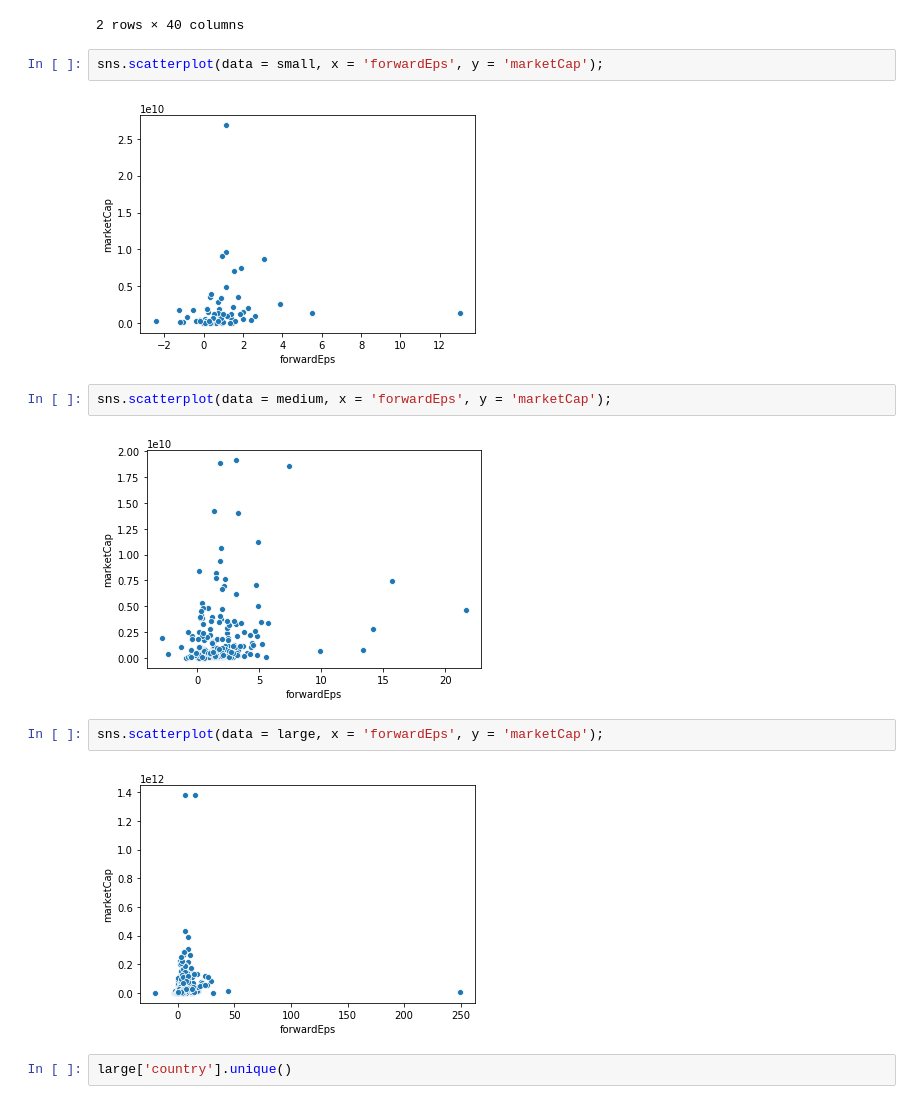
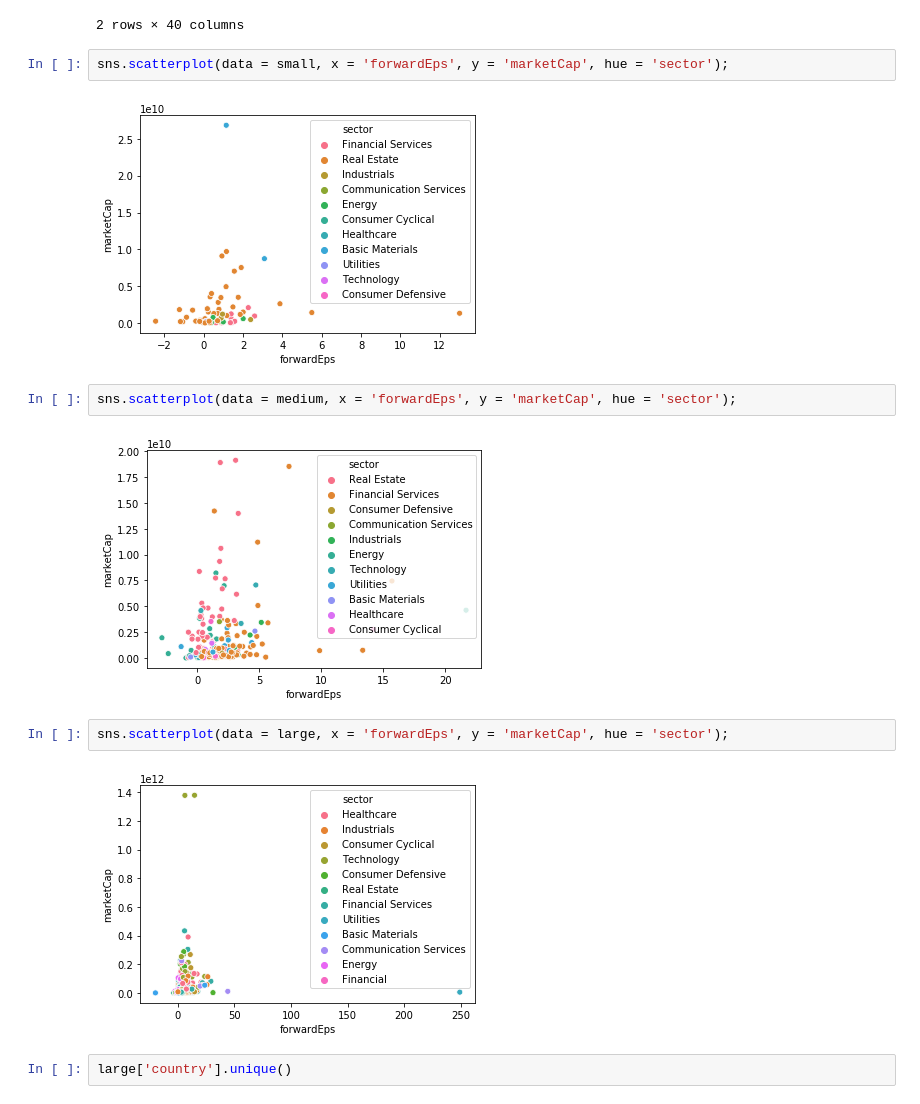
Before and after one commit to ipatel467/Stock-Market-Analysis, a Jupyter notebook: StocksP2.ipynb, the cells around one changed output. Drawn from its saved outputs; the diff is of its cells as text.

```diff
--- a/StocksP2.ipynb
+++ b/StocksP2.ipynb
@@ -577,17 +577,17 @@ small[small['country']=='Canada']
 | 718 | FNV | Franco-Nevada Corporation | N | N | M5L 1G9 | Basic Materials | 38.0 | Toronto | ... |
 2 rows × 40 columns
 # %%
-sns.scatterplot(data = small, x = 'forwardEps', y = 'marketCap');
+sns.scatterplot(data = small, x = 'forwardEps', y = 'marketCap', hue = 'sector');
 # %% [output]
-[figure, old version]
+[figure, new version]
 # %%
-sns.scatterplot(data = medium, x = 'forwardEps', y = 'marketCap');
+sns.scatterplot(data = medium, x = 'forwardEps', y = 'marketCap', hue = 'sector');
 # %% [output]
-[figure, old version]
+[figure, new version]
 # %%
-sns.scatterplot(data = large, x = 'forwardEps', y = 'marketCap');
+sns.scatterplot(data = large, x = 'forwardEps', y = 'marketCap', hue = 'sector');
 # %% [output]
-[figure, old version]
+[figure, new version]
 # %%
 large['country'].unique()
 # %% [output]
```
Also changed, not shown: parts of 11 cells of this notebook.
